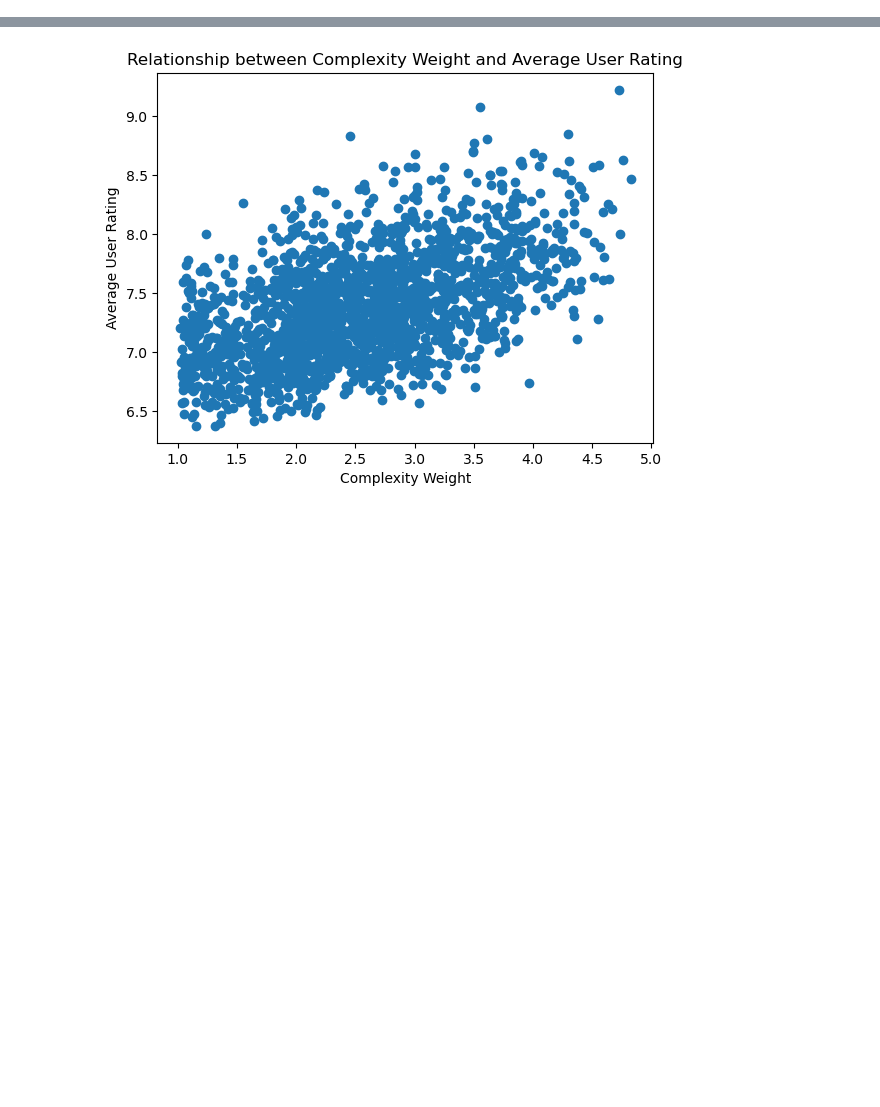
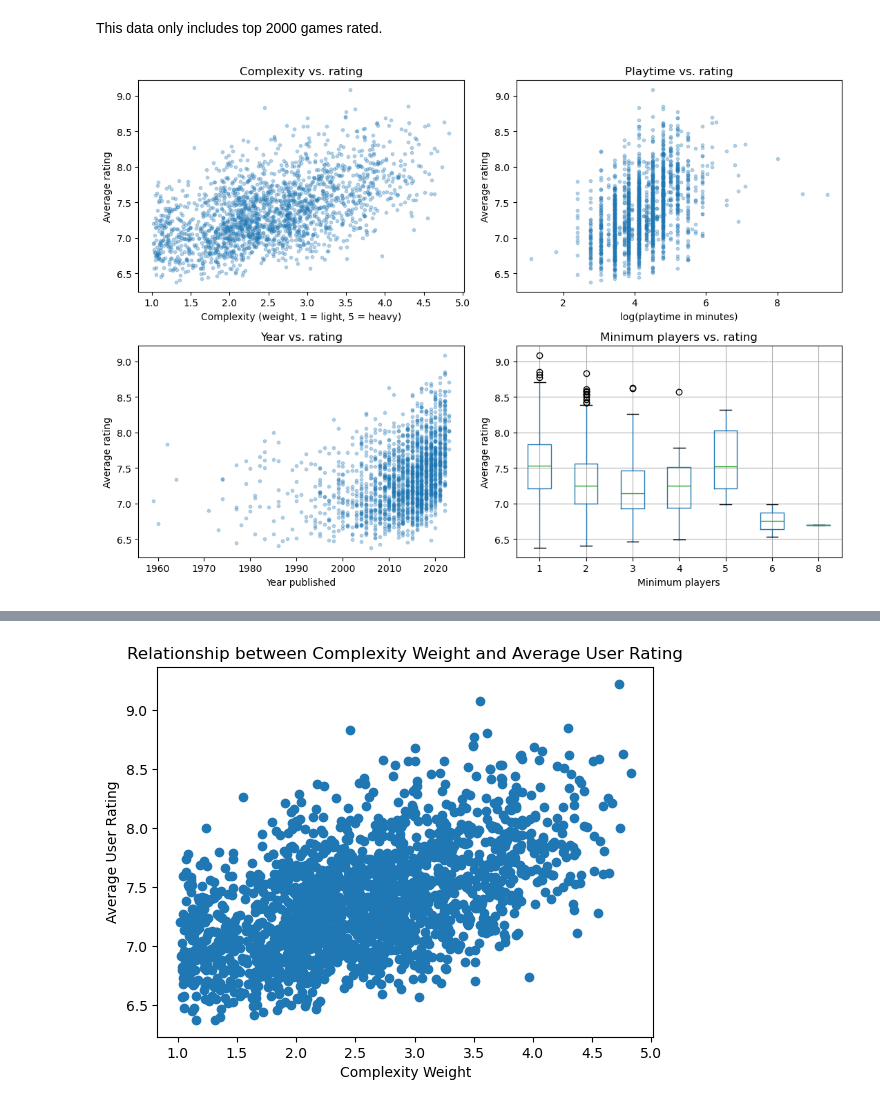
Before and after one commit to allisonbri/DataSciencePortfolio, a Jupyter notebook: PortfolioProject2.ipynb, the cells around one changed output, grey strips where cells are left out. Saved outputs shown, nothing was run; the diff lists cells and outputs as text; code cells hidden in the pictures; blank space fills up the shorter version.

```diff
--- a/PortfolioProject2.ipynb
+++ b/PortfolioProject2.ipynb
@@ -26,0 +69,28 @@ df = pd.read_csv(r"C:\Users\allis\Downloads\basic_data_2023.csv")
+# %% [markdown]
+This data only includes top 2000 games rated.
+# %%
+fig, axes = plt.subplots(2, 2, figsize=(11, 8))
+
+axes[0, 0].scatter(df["weight"], df["avg_rating"], alpha=0.3, s=10)
+axes[0, 0].set_xlabel("Complexity (weight, 1 = light, 5 = heavy)")
+axes[0, 0].set_title("Complexity vs. rating")
+
+axes[0, 1].scatter(df["log_time"], df["avg_rating"], alpha=0.3, s=10)
+axes[0, 1].set_xlabel("log(playtime in minutes)")
+axes[0, 1].set_title("Playtime vs. rating")
+
+axes[1, 0].scatter(df["year"], df["avg_rating"], alpha=0.3, s=10)
+axes[1, 0].set_xlabel("Year published")
+axes[1, 0].set_title("Year vs. rating")
+
+df.boxplot(column="avg_rating", by="min_players", ax=axes[1, 1])
+axes[1, 1].set_xlabel("Minimum players")
+axes[1, 1].set_title("Minimum players vs. rating")
+
+for ax in axes.flat:
+    ax.set_ylabel("Average rating")
+plt.suptitle("")
+plt.tight_layout()
+plt.show()
+# %% [output]
+[figure, added]
```
Also changed, not shown: parts of 26 cells of this notebook.
